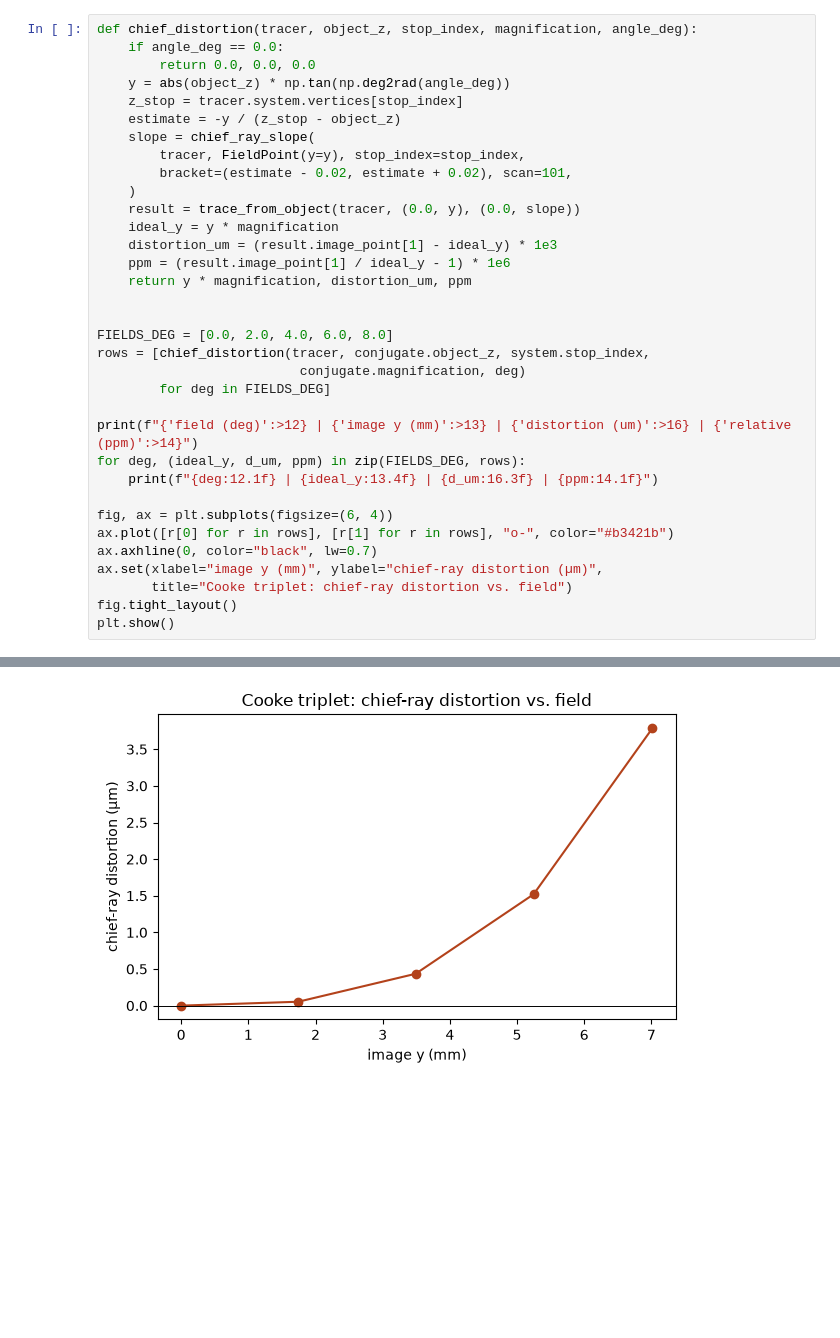
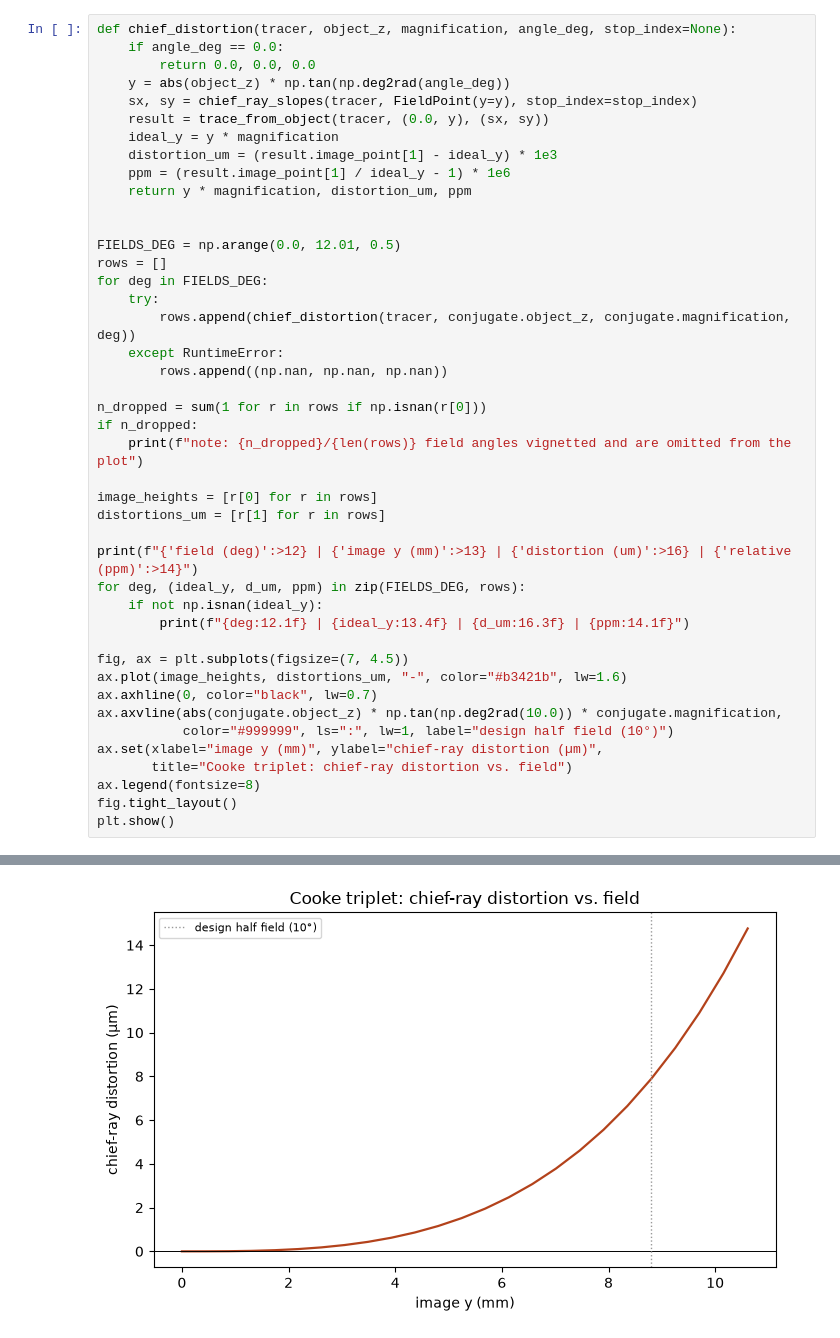
Before and after one commit to blancusjh/geometrical-raytracer, a Jupyter notebook: examples/notebooks/cooke_triplet.ipynb, the cells around one changed output, grey strips where cells are left out. Saved outputs shown, nothing was run; the diff lists cells and outputs as text; blank space fills up the shorter version.

```diff
--- a/examples/notebooks/cooke_triplet.ipynb
+++ b/examples/notebooks/cooke_triplet.ipynb
@@ -62,35 +63,44 @@ chief ray still clears the system.
 # %%
-def chief_distortion(tracer, object_z, stop_index, magnification, angle_deg):
+def chief_distortion(tracer, object_z, magnification, angle_deg, stop_index=None):
     if angle_deg == 0.0:
         return 0.0, 0.0, 0.0
     y = abs(object_z) * np.tan(np.deg2rad(angle_deg))
-    z_stop = tracer.system.vertices[stop_index]
-    estimate = -y / (z_stop - object_z)
-    slope = chief_ray_slope(
-        tracer, FieldPoint(y=y), stop_index=stop_index,
-        bracket=(estimate - 0.02, estimate + 0.02), scan=101,
-    )
-    result = trace_from_object(tracer, (0.0, y), (0.0, slope))
+    sx, sy = chief_ray_slopes(tracer, FieldPoint(y=y), stop_index=stop_index)
+    result = trace_from_object(tracer, (0.0, y), (sx, sy))
     ideal_y = y * magnification
     distortion_um = (result.image_point[1] - ideal_y) * 1e3
     ppm = (result.image_point[1] / ideal_y - 1) * 1e6
     return y * magnification, distortion_um, ppm
 
 
-FIELDS_DEG = [0.0, 2.0, 4.0, 6.0, 8.0]
-rows = [chief_distortion(tracer, conjugate.object_z, system.stop_index,
-                          conjugate.magnification, deg)
-        for deg in FIELDS_DEG]
+FIELDS_DEG = np.arange(0.0, 12.01, 0.5)
+rows = []
+for deg in FIELDS_DEG:
+    try:
+        rows.append(chief_distortion(tracer, conjugate.object_z, conjugate.magnification, deg))
+    except RuntimeError:
+        rows.append((np.nan, np.nan, np.nan))
+
+n_dropped = sum(1 for r in rows if np.isnan(r[0]))
+if n_dropped:
+    print(f"note: {n_dropped}/{len(rows)} field angles vignetted and are omitted from the plot")
+
+image_heights = [r[0] for r in rows]
+distortions_um = [r[1] for r in rows]
 
 print(f"{'field (deg)':>12} | {'image y (mm)':>13} | {'distortion (um)':>16} | {'relative (ppm)':>14}")
 for deg, (ideal_y, d_um, ppm) in zip(FIELDS_DEG, rows):
-    print(f"{deg:12.1f} | {ideal_y:13.4f} | {d_um:16.3f} | {ppm:14.1f}")
+    if not np.isnan(ideal_y):
+        print(f"{deg:12.1f} | {ideal_y:13.4f} | {d_um:16.3f} | {ppm:14.1f}")
 
-fig, ax = plt.subplots(figsize=(6, 4))
-ax.plot([r[0] for r in rows], [r[1] for r in rows], "o-", color="#b3421b")
+fig, ax = plt.subplots(figsize=(7, 4.5))
+ax.plot(image_heights, distortions_um, "-", color="#b3421b", lw=1.6)
 ax.axhline(0, color="black", lw=0.7)
+ax.axvline(abs(conjugate.object_z) * np.tan(np.deg2rad(10.0)) * conjugate.magnification,
+           color="#999999", ls=":", lw=1, label="design half field (10°)")
 ax.set(xlabel="image y (mm)", ylabel="chief-ray distortion (µm)",
        title="Cooke triplet: chief-ray distortion vs. field")
+ax.legend(fontsize=8)
 fig.tight_layout()
 plt.show()
 # %% [output]
@@ -103 +124 @@ plt.show()
-[figure, old version]
+[figure, new version]
```
Also changed, not shown: parts of 6 cells of this notebook, 10 other files.
